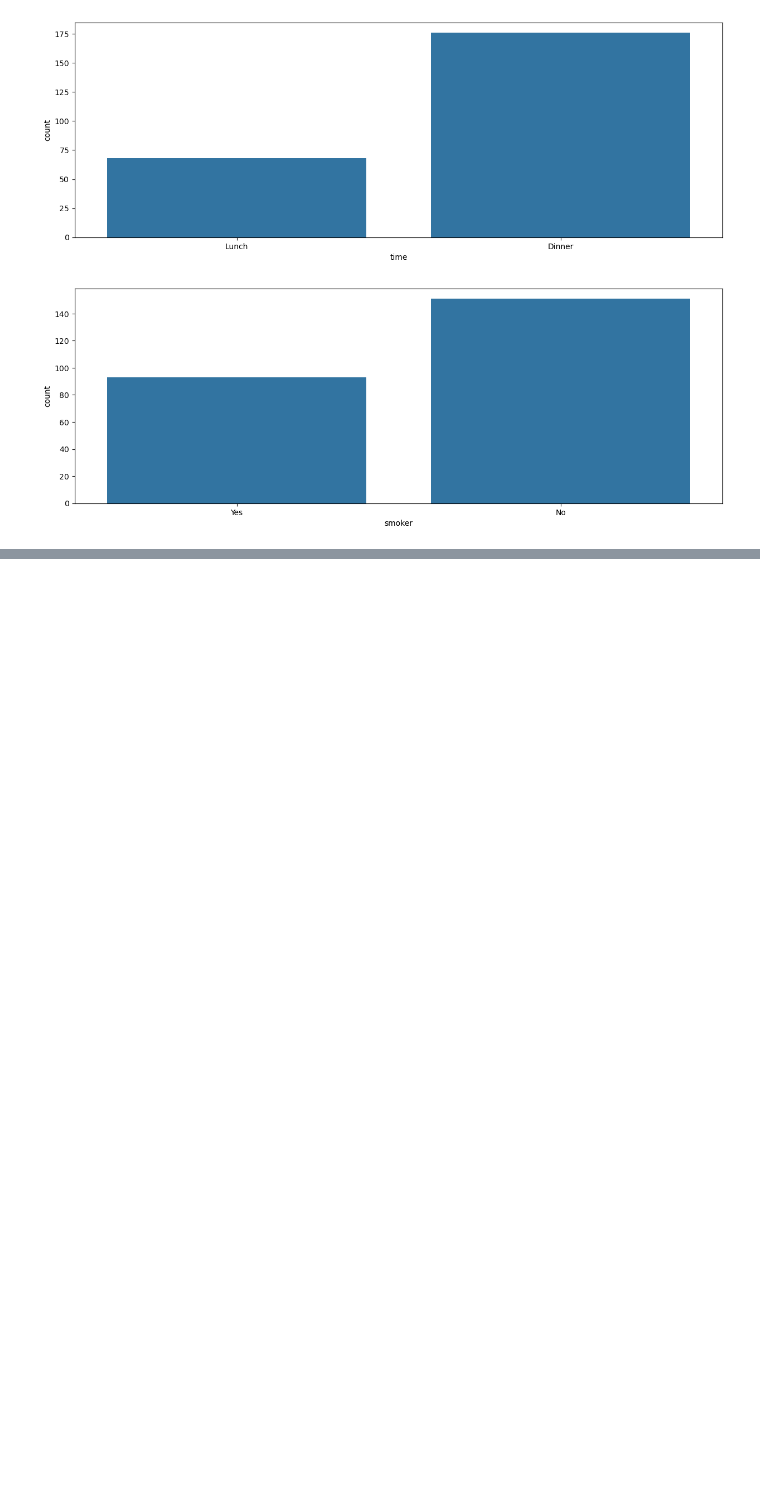
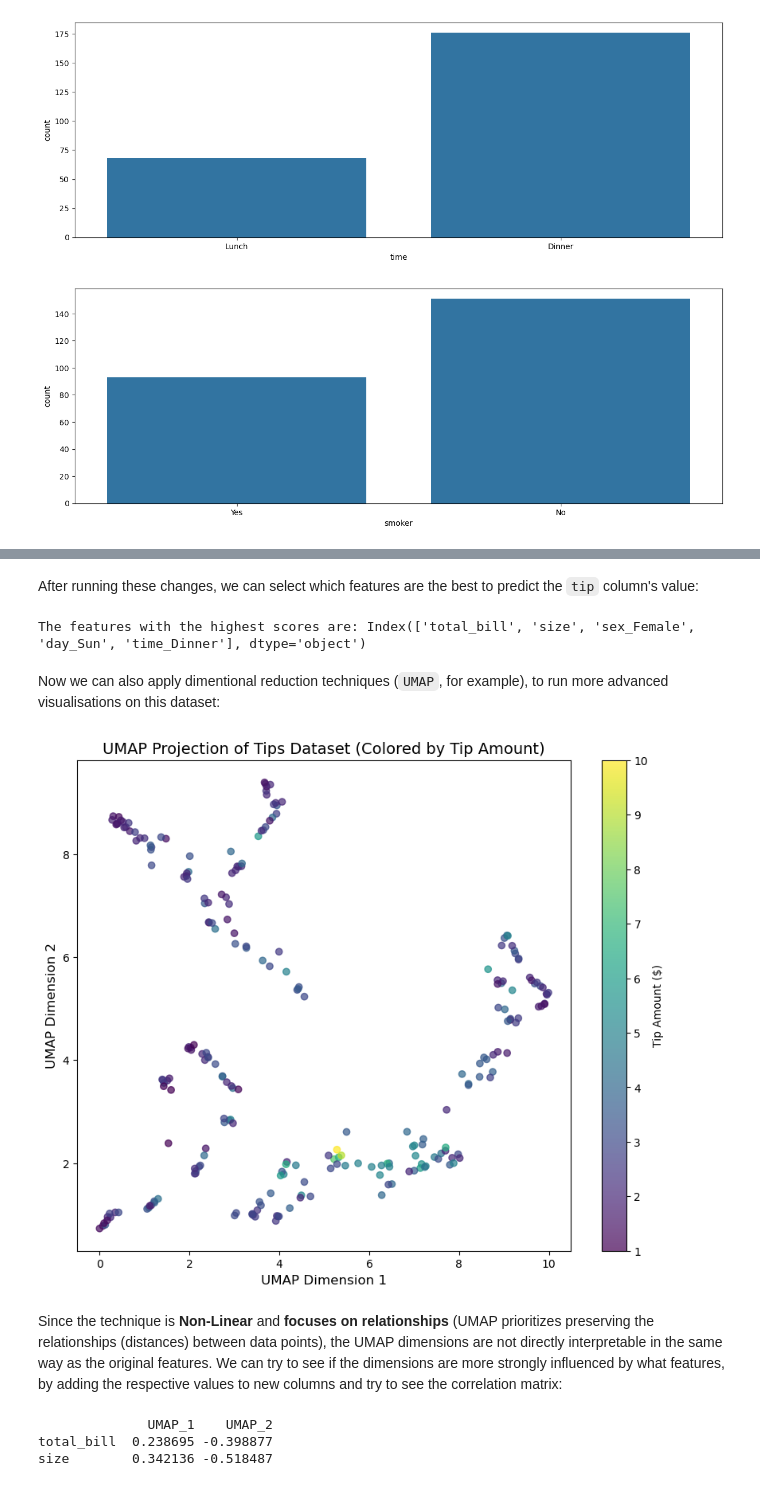
Before and after one commit to H0wl3r2001/EDA_FeatureEngineering, a Jupyter notebook: Full_EDA_FeatureEngineering/tipsDataset_EDA.ipynb, the cells around one changed output, grey strips where cells are left out. Cells and saved outputs as stored; diff of their text form; code cells hidden in the pictures; blank space fills up the shorter version.

```diff
--- a/Full_EDA_FeatureEngineering/tipsDataset_EDA.ipynb
+++ b/Full_EDA_FeatureEngineering/tipsDataset_EDA.ipynb
@@ -132,0 +164,4 @@ plt.show()
+# %%
+# One-hot encoding for categorical features
+tips_encoded = pd.get_dummies(tips, drop_first=True)
+print(tips_encoded.head())
@@ -132,0 +184,17 @@ plt.show()
+# %%
+# Separate features and target
+X = tips_encoded.drop(columns=['tip'])  # Features (exclude the target)
+y = tips_encoded['tip']  # Target (tip column)
+
+# Standard scaling for numerical features (excluding the target)
+scaler = StandardScaler()
+X_scaled = scaler.fit_transform(X.select_dtypes(include=['float64', 'int64']))
+X_scaled = pd.DataFrame(X_scaled, columns=X.select_dtypes(include=['float64', 'int64']).columns)
+
+# Add back the categorical features (if any) that were not scaled
+X_scaled = pd.concat([X_scaled, X.select_dtypes(exclude=['float64', 'int64'])], axis=1)
+
+# Combine scaled features and target (optional)
+tips_scaled = pd.concat([X_scaled, y], axis=1)
+
+print(tips_scaled.head())
@@ -132,0 +215,51 @@ plt.show()
+# %% [markdown]
+After running these changes, we can select which features are the best to predict the `tip` column's value:
+# %%
+# SelectKBest for feature selection
+X = tips_scaled
+y = tips_encoded['tip']
+selector = SelectKBest(score_func=f_regression, k=5)
+X_new = selector.fit_transform(X, y)
+print('The features with the highest scores are:', X.columns[selector.get_support()])
+# %% [output]
+The features with the highest scores are: Index(['total_bill', 'size', 'sex_Female', 'day_Sun', 'time_Dinner'], dtype='object')
+# %% [markdown]
+Now we can also apply dimentional reduction techniques (`UMAP`, for example), to run more advanced visualisations on this dataset:
+# %%
+# UMAP for dimensionality reduction
+reducer = umap.UMAP(random_state=42)  # Initialize UMAP reducer with a random seed for reproducibility
+embedding = reducer.fit_transform(X_scaled)  # Reduce the data to 2D
+
+# Create the scatter plot
+plt.figure(figsize=(10, 8))
+scatter = plt.scatter(embedding[:, 0], embedding[:, 1], c=tips_encoded['tip'], cmap='viridis', alpha=0.7)
+plt.colorbar(scatter, label='Tip Amount ($)')  # Add a colorbar with a label
+
+# Add labels and title
+plt.title('UMAP Projection of Tips Dataset (Colored by Tip Amount)', fontsize=14)
+plt.xlabel('UMAP Dimension 1', fontsize=12)
+plt.ylabel('UMAP Dimension 2', fontsize=12)
+
+# Show the plot
+plt.show()
+# %% [output]
+[figure, added]
+# %% [markdown]
+Since the technique is **Non-Linear** and **focuses on relationships** (UMAP prioritizes preserving the relationships (distances) between data points), the UMAP dimensions are not directly interpretable in the same way as the original features. We can try to see if the dimensions are more strongly influenced by what features, by adding the respective values to new columns and try to see the correlation matrix:
+# %%
+# Create a DataFrame with UMAP dimensions and original features
+umap_df = pd.DataFrame(embedding, columns=['UMAP_1', 'UMAP_2'])
+original_features = X_scaled.select_dtypes(include=['float64', 'int64'])  # Numerical features only
+
+# Combine UMAP dimensions with original features
+combined_df = pd.concat([umap_df, original_features], axis=1)
+
+# Calculate correlation matrix
+correlation_matrix = combined_df.corr()
+
+# Display correlation between UMAP dimensions and original features
+print(correlation_matrix[['UMAP_1', 'UMAP_2']].drop(['UMAP_1', 'UMAP_2']))
+# %% [output]
+              UMAP_1    UMAP_2
+total_bill  0.238695 -0.398877
+size        0.342136 -0.518487
```
Also changed, not shown: parts of 6 cells of this notebook.
